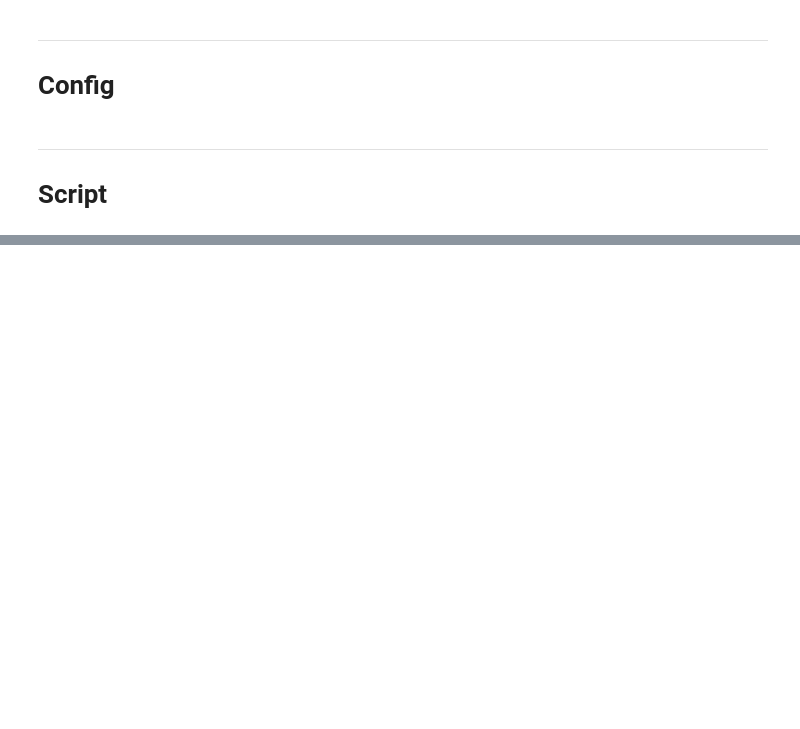
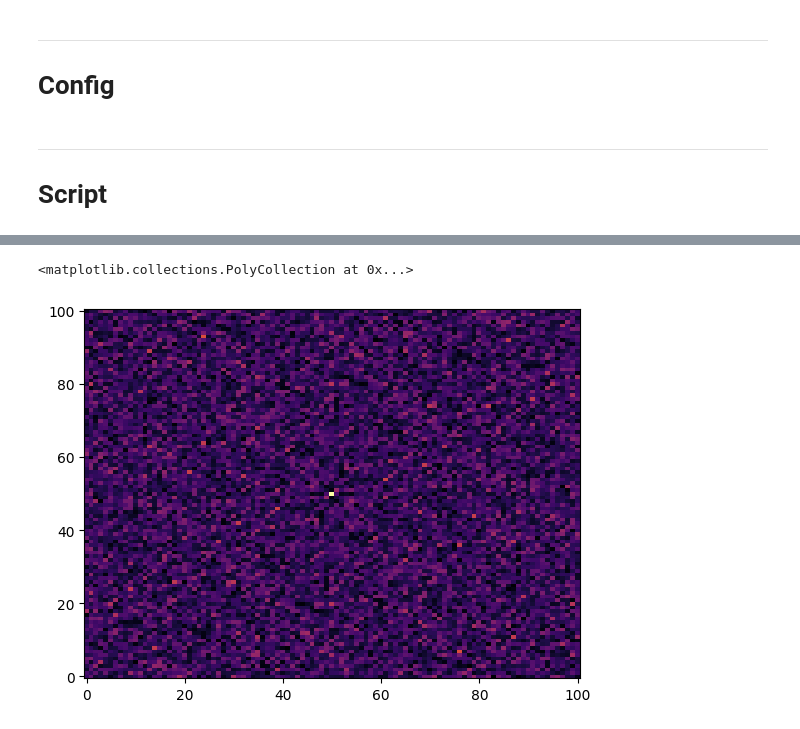
Before and after one commit to LeiRoF/Sextractor-driven-by-Machine-Learning, a Jupyter notebook: main.ipynb, the cells around one changed output, grey strips where cells are left out. Cells and saved outputs as stored; diff of their text form; code cells hidden in the pictures; blank space fills up the shorter version.

```diff
--- a/main.ipynb
+++ b/main.ipynb
@@ -32,3 +48,12 @@ arms_angle = 0
+# %%
+shot_freq = roll(fft.fft2(shot),(int(N/2),int(N/2)),(0,1))
+plt.pcolor(range(N),range(N),abs(shot_freq), shading='auto', cmap="inferno")
+plt.colorbar()
+plt.title("Sky (frequency space)")
+plt.show()
+# %% [output]
+<matplotlib.collections.PolyCollection at 0x...>
+[figure, added]
 # %%
 pupil = Pupil.create(N, pupil_radius, obstruction_radius, arms_count, arms_size, arms_angle)
 
```
Also changed, not shown: parts of 6 cells of this notebook, 1 other file.
